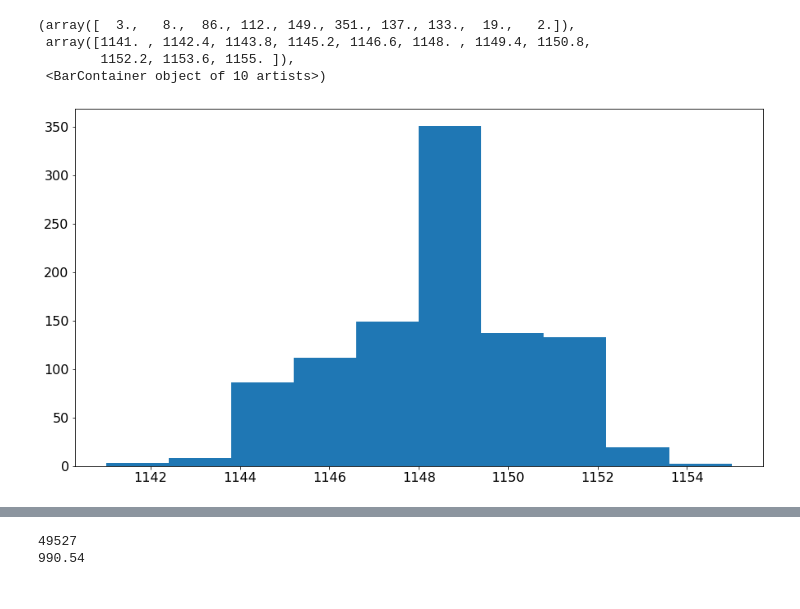
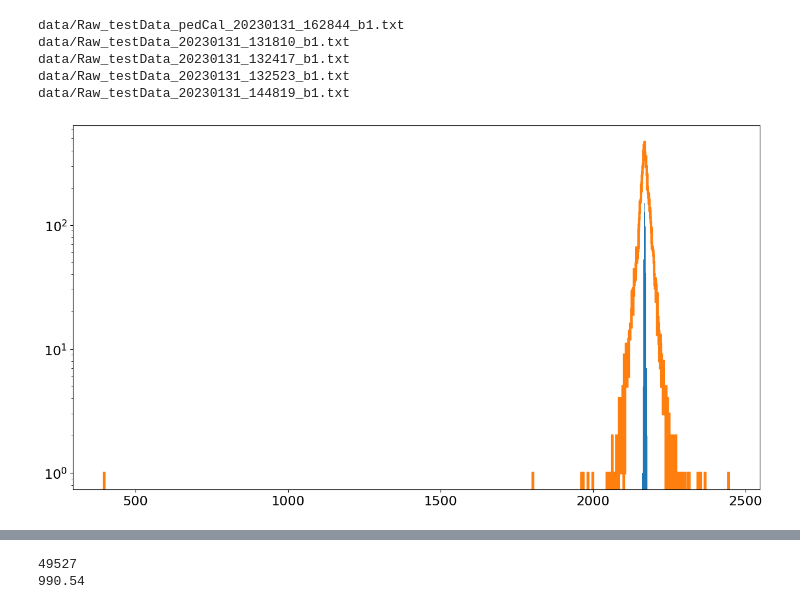
Before and after one commit to FTBF/LAPPD_TOF_Analysis, a Jupyter notebook: Analysis_Pastika.ipynb, the cells around one changed output, grey strips where cells are left out. Saved outputs shown, nothing was run; the diff lists cells and outputs as text; code cells hidden in the pictures.

```diff
--- a/Analysis_Pastika.ipynb
+++ b/Analysis_Pastika.ipynb
@@ -40,22 +57,49 @@ def getData(fnames):
     data = np.array(data, dtype='float')
     return data.reshape([-1, 256, 30])
 # %%
-_, ped_data = getDataRaw("data/Raw_Pedestal_20220915_134814_b0.txt")
-times_320, data = getDataRaw("data/Raw_testData_20220915_145720_b0.txt")#getData(["Data_20200312_030712.txt",])
-#_, sineData = getDataRaw("data/Raw__b3.txt")#getData(["Data_20200312_030712.txt",])
-#sineData = getData(["Data_20200312_034047.txt", "Data_20200312_034055.txt"])
+#_, _, ped_data = getDataRaw(["data/Raw_testData_20230209_115535_b1.txt",])
+#times_320, times, data = getDataRaw(["data/Raw_testData_20230209_115328_b1.txt",])
+
+_, _, ped_data = getDataRaw(["data/Raw_testData_pedCal_20230131_162844_b1.txt",])
+times_320, times, data = getDataRaw(["data/Raw_testData_20230131_131810_b1.txt",
+                                     "data/Raw_testData_20230131_132417_b1.txt",
+                                     "data/Raw_testData_20230131_132523_b1.txt",
+                                     "data/Raw_testData_20230131_144819_b1.txt"
+                                    ])
+
+#_, _, ped_data = getDataRaw(["data/Raw_testData_20230202_144100_b1.txt",])
+#times_320, times, data = getDataRaw(["data/Raw_testData_20230202_163840_b1.txt",
+#                                     "data/Raw_testData_20230202_172916_b1.txt",
+#                                     "data/Raw_testData_20230202_174417_b1.txt",
+#                                     "data/Raw_testData_20230202_175022_b1.txt"
+#                                    ])
+# %% [output]
+data/Raw_testData_pedCal_20230131_162844_b1.txt
+data/Raw_testData_20230131_131810_b1.txt
+data/Raw_testData_20230131_132417_b1.txt
+data/Raw_testData_20230131_132523_b1.txt
+data/Raw_testData_20230131_144819_b1.txt
 # %%
 #averages = np.zeros(ped_data.mean(0).shape)
 averages = ped_data.mean(0)
 stddevs = ped_data.std(0)
 #averages = averages.transpose()
 # %%
-cap = 100
-plt.hist(ped_data[:,23,cap])
+cap = 10
+chan = 22
+min = ped_data[:,chan,cap].min()
+max = ped_data[:,chan,cap].max()+1
+plt.hist(ped_data[:,chan,cap], bins=np.linspace(min, max, max-min+1))
+min = data[:,chan,cap][data[:,chan,cap]>10].min()
+max = data[:,chan,cap].max()+1
+plt.hist(data[:,chan,cap], histtype='step', linewidth=3, bins=np.linspace(min, max, max-min+1))
+#plt.hist(data[:200,chan,cap], histtype='step', linewidth=2, bins=np.linspace(min, max, max-min+1), label="1")
+#plt.hist(data[200:400,chan,cap], histtype='step', linewidth=2, bins=np.linspace(min, max, max-min+1), label="2")
+#plt.hist(data[400:600,chan,cap], histtype='step', linewidth=2, bins=np.linspace(min, max, max-min+1), label="3")
+#plt.hist(data[600:800,chan,cap], histtype='step', linewidth=2, bins=np.linspace(min, max, max-min+1), label="4")
+#plt.hist(data[800:1000,chan,cap], histtype='step', linewidth=2, bins=np.linspace(min, max, max-min+1), label="5")
 #plt.axvline(ped_data[:,21,cap].mean(), color="red")
+#plt.legend()
+plt.yscale("log")
 # %% [output]
-(array([  3.,   8.,  86., 112., 149., 351., 137., 133.,  19.,   2.]),
- array([1141. , 1142.4, 1143.8, 1145.2, 1146.6, 1148. , 1149.4, 1150.8,
-        1152.2, 1153.6, 1155. ]),
- <BarContainer object of 10 artists>)
-[figure, old version]
+[figure, new version]
```
Also changed, not shown: parts of 31 cells of this notebook.
